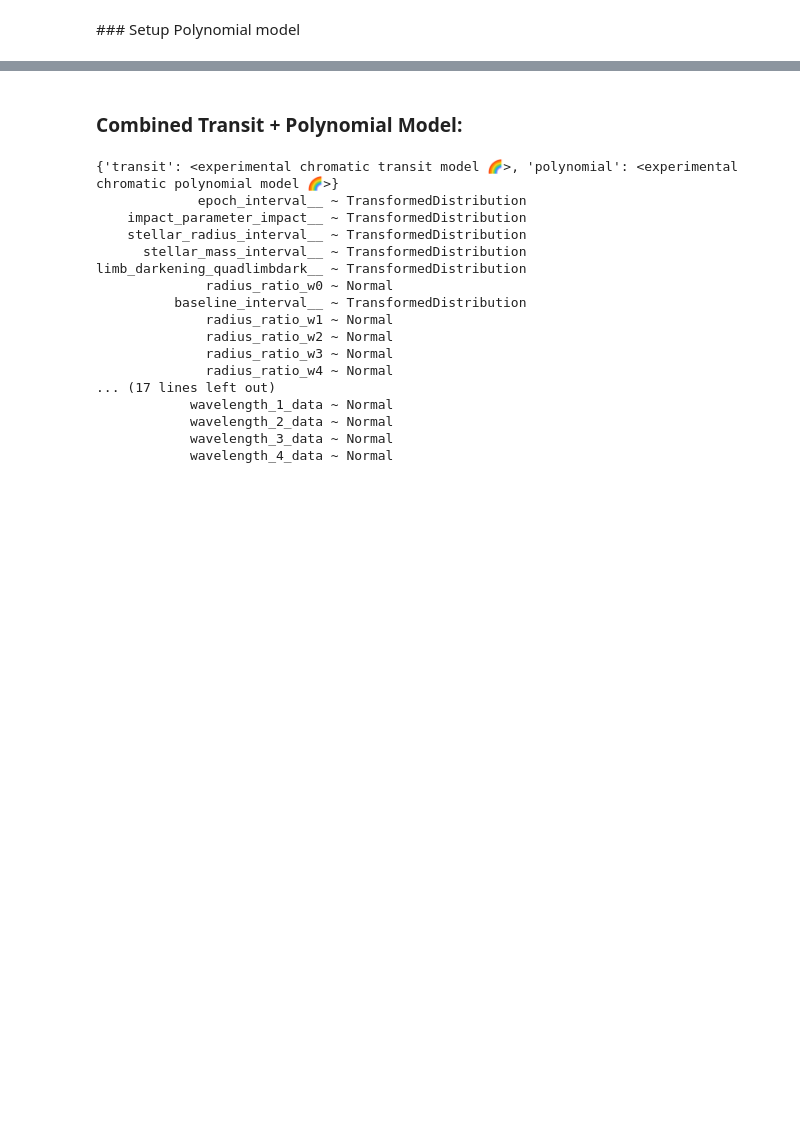
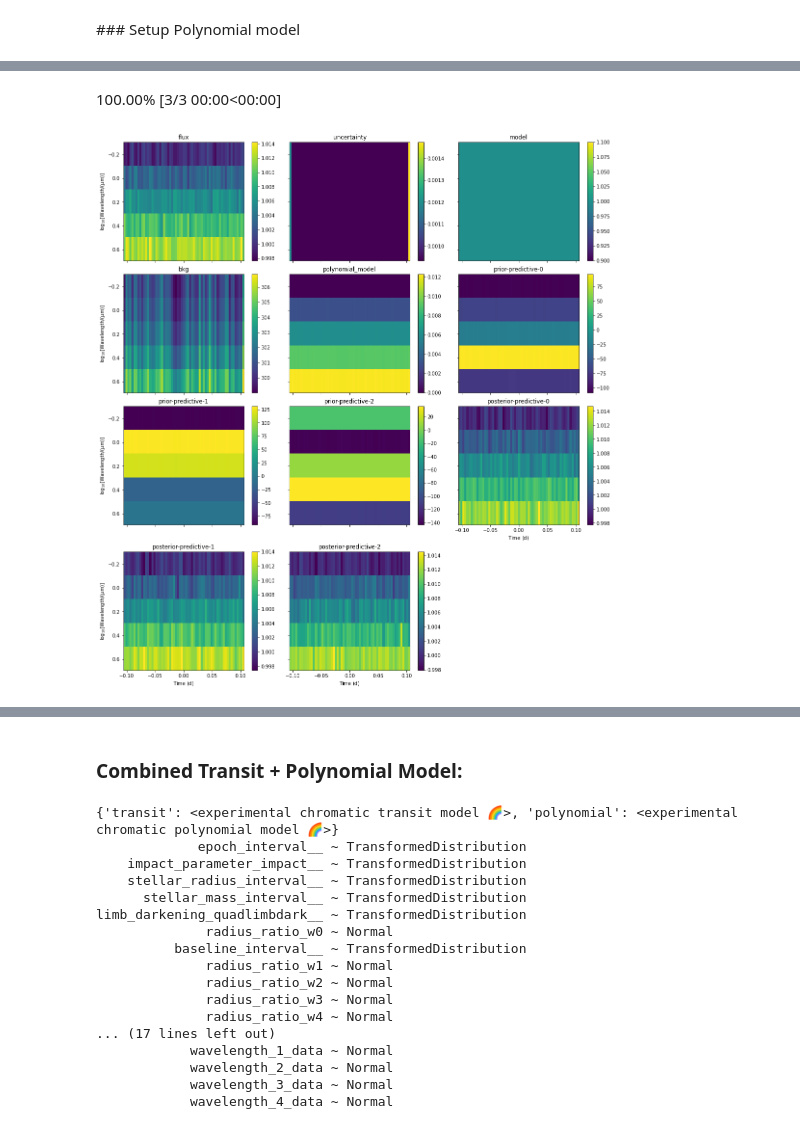
Before and after one commit to catrionamurray/chromatic_fitting, a Jupyter notebook: experiments.ipynb, the cells around one changed output, grey strips where cells are left out. Cells and saved outputs as stored; diff of their text form; code cells hidden in the pictures; blank space fills up the shorter version.

```diff
--- a/experiments.ipynb
+++ b/experiments.ipynb
@@ -671,0 +751,3 @@ b.setup_likelihood()
+# %%
+b.plot_posteriors()
+# %% [output]
@@ -671,0 +755,2 @@ b.setup_likelihood()
+100.00% [3/3 00:00<00:00]
+[figure, added]
```
Also changed, not shown: parts of 19 cells of this notebook, 1 other file.
